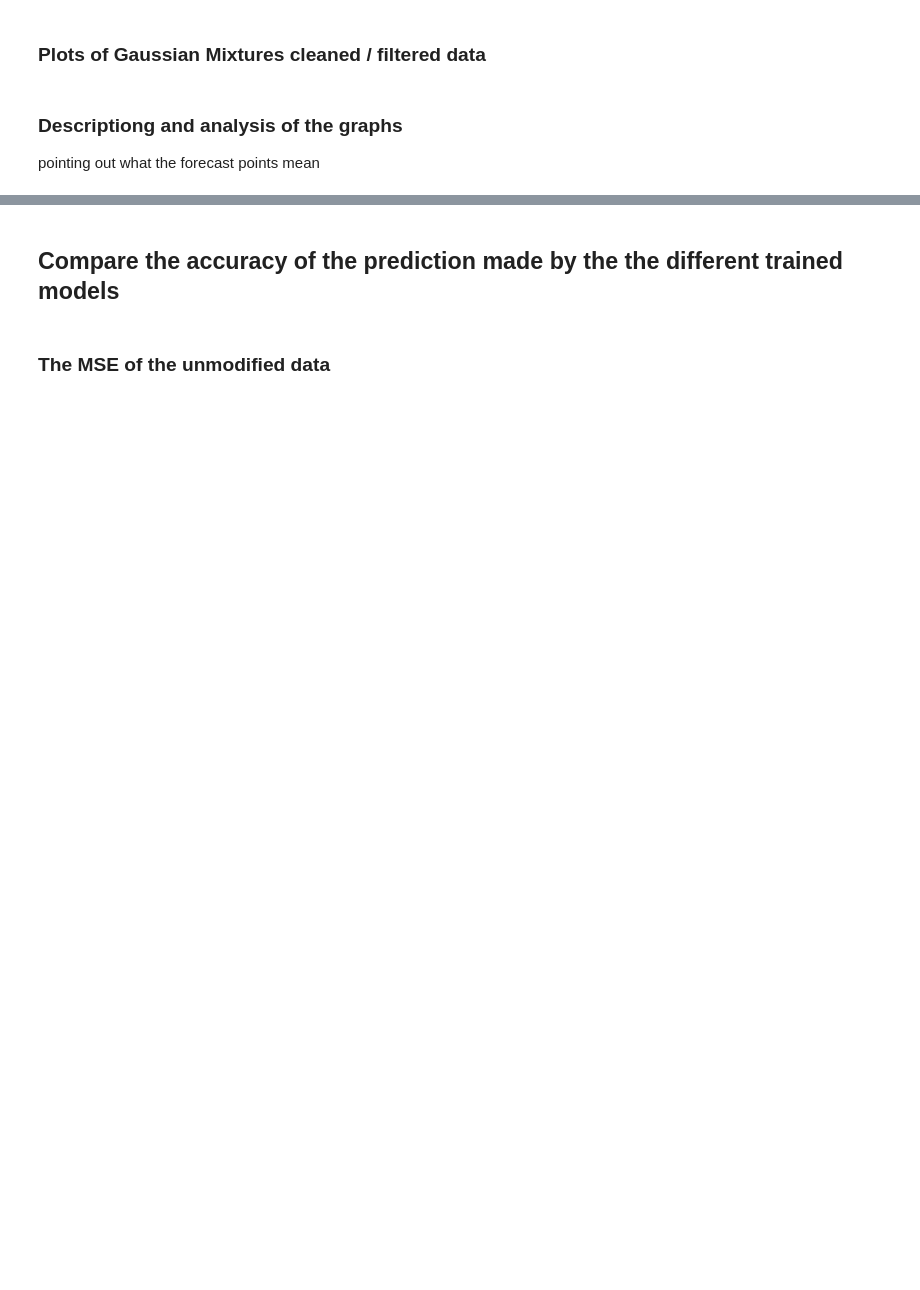
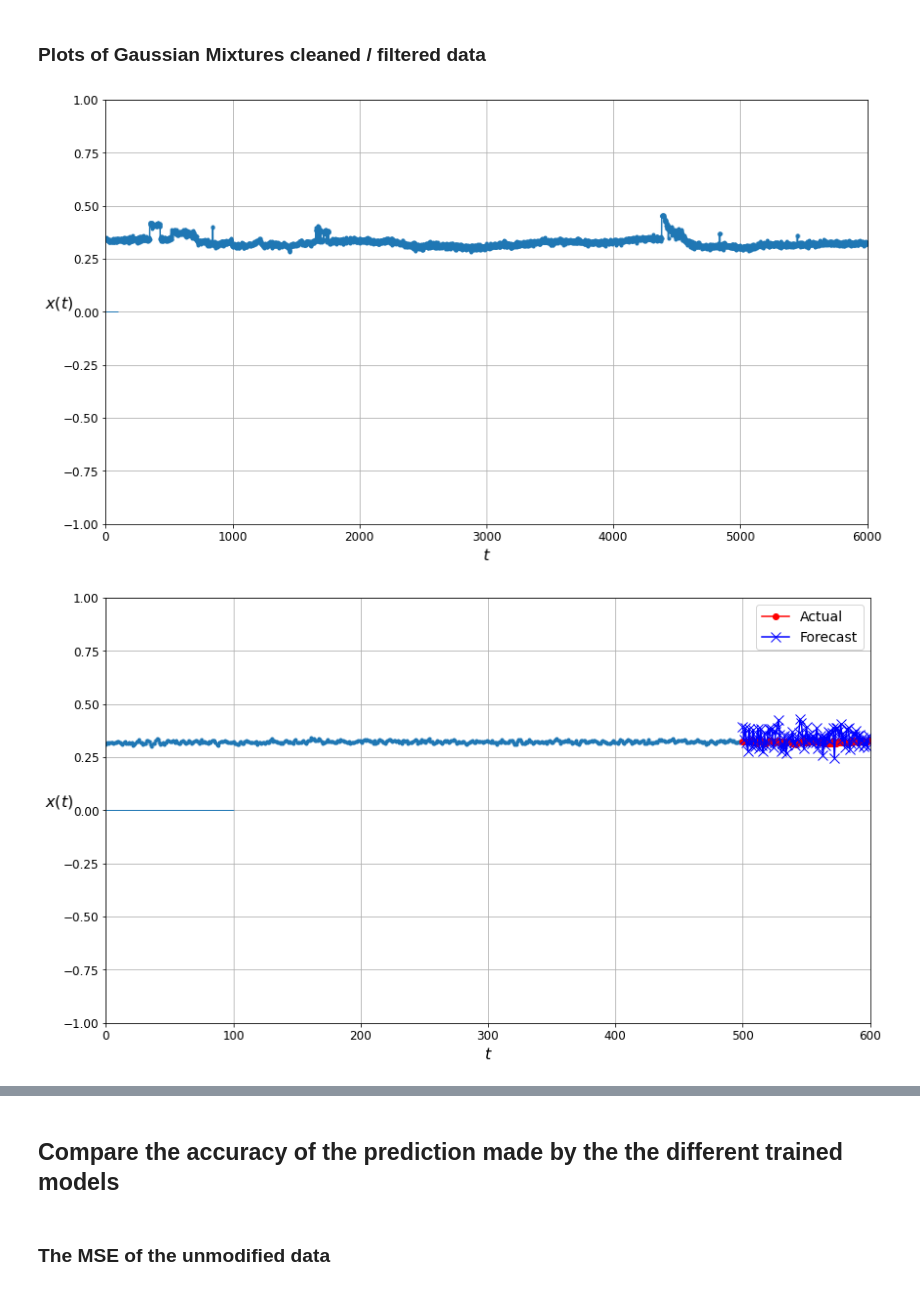
Before and after one commit to mdye/TZVOLCANO_machine_learning, a Jupyter notebook: MD_01_TZVOLCANO_Gaussian_Mixtures_Anomaly_Detection.ipynb, the cells around one changed output, grey strips where cells are left out. Cells and saved outputs as stored; diff of their text form; code cells hidden in the pictures; blank space fills up the shorter version.

```diff
--- a/MD_01_TZVOLCANO_Gaussian_Mixtures_Anomaly_Detection.ipynb
+++ b/MD_01_TZVOLCANO_Gaussian_Mixtures_Anomaly_Detection.ipynb
@@ -638,5 +664,5 @@ cleaned_RNN_training_data, cleaned_RNN_training_labels = get_RNN_training_sets(g
 # %%
 # Create a new set of RNN training data based on the cleansed data
-cleaned_model = get_neural_net_model(n_steps_ahead)
+cleaned_model = get_neural_net_model(N_STEPS_AHEAD)
 
 cleaned_history = cleaned_model.fit(cleaned_RNN_training_data, cleaned_RNN_training_labels, epochs=20,)
@@ -650,8 +694,8 @@ plot_series(cleaned_RNN_training_data[0, :, 0], n_steps_training)
 # %%
-number_of_records = n_steps_training + n_steps_ahead
+number_of_records = N_STEPS_TRAINING + N_STEPS_AHEAD
 truncated_g_m_cleaned_data = g_m_cleaned_data.head(number_of_records)
 
-X_cleaned_new, Y_cleaned_new = get_RNN_forecast_sets(truncated_g_m_cleaned_data, 'Scaled Height', n_steps_training-1, n_steps_forecast, n_steps_ahead)
+X_cleaned_new, Y_cleaned_new = get_RNN_forecast_sets(truncated_g_m_cleaned_data, 'Scaled Height', N_STEPS_TRAINING-1, N_STEPS_FORECAST, N_STEPS_AHEAD)
 
 X_cleaned = X_cleaned_new
 
@@ -698,11 +763,10 @@ plt.show()
 # %%
 # Plot the entire training set for comparison
 plt.figure(figsize=(14, 8))
-plot_series(cleaned_RNN_training_data[0, :, 0], n_steps_training)
-# plt.show()
+plot_series(cleaned_RNN_training_data[0, :, 0], N_STEPS_TRAINING)
 
 plt.figure(figsize=(14, 8))
-plot_multiple_forecasts(X_cleaned_new, Y_cleaned_new, Y_cleaned_pred, n_steps_forecast)
+plot_multiple_forecasts(X_cleaned_new, Y_cleaned_new, Y_cleaned_pred, N_STEPS_FORECAST)
+# %% [output]
+[figure, added]
+[figure, added]
-# %% [markdown]
-### Descriptiong and analysis of the graphs
-pointing out what the forecast points mean
```
Also changed, not shown: parts of 83 cells of this notebook, 1 other file.
